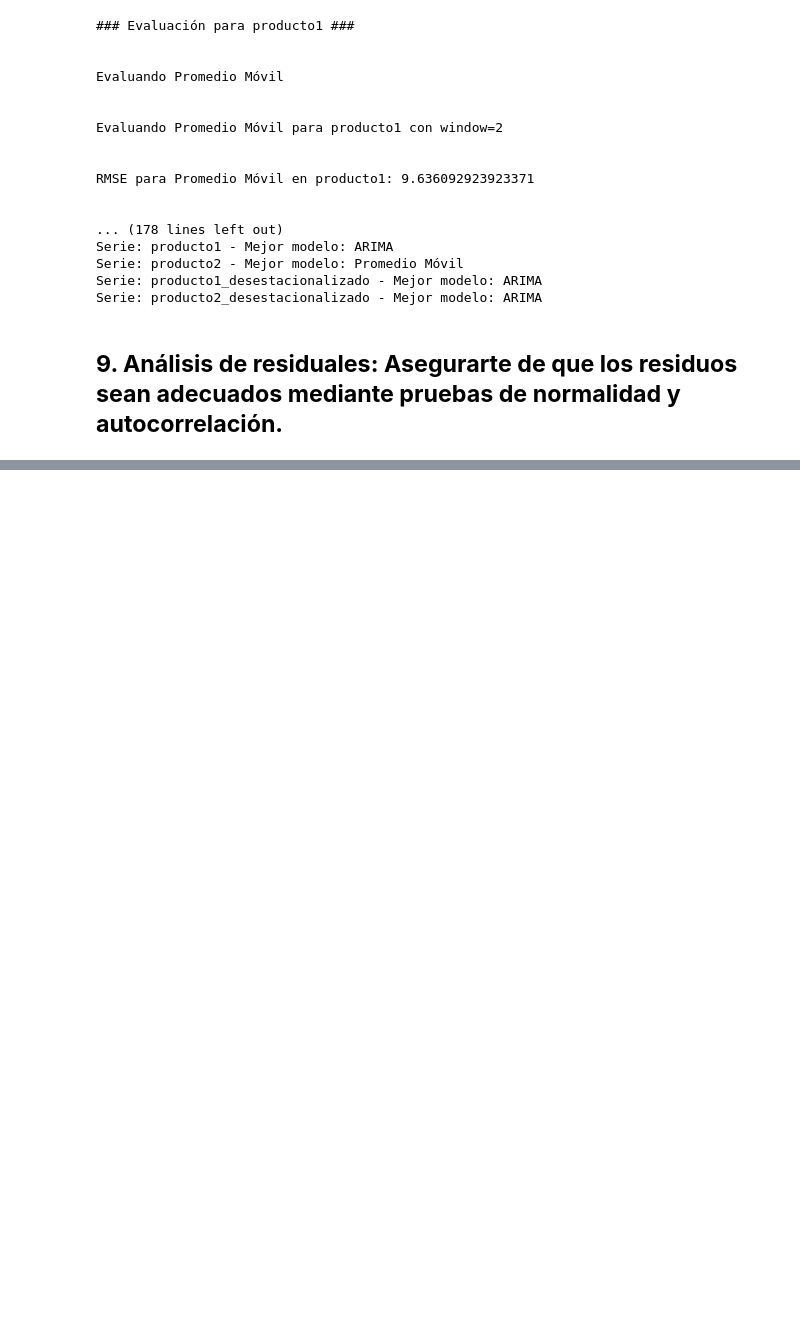
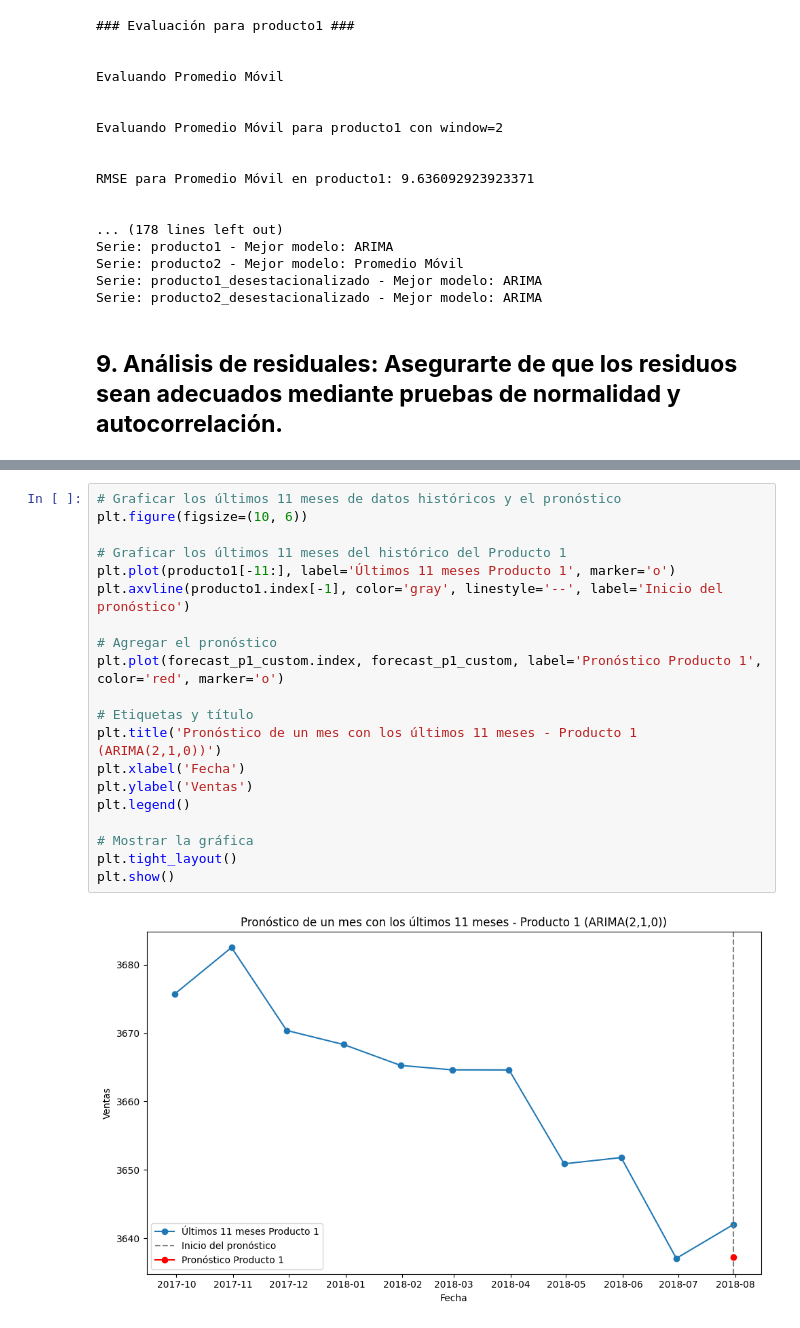
Before and after one commit to alfa7g7/Fundamentos-analitica-II, a Jupyter notebook: UNIDAD I/Clase 4/Daniel-Fabian-Parcial-practico.ipynb, the cells around one changed output, grey strips where cells are left out. Saved outputs shown, nothing was run; the diff lists cells and outputs as text; blank space fills up the shorter version.

```diff
--- a/UNIDAD I/Clase 4/Daniel-Fabian-Parcial-practico.ipynb
+++ b/UNIDAD I/Clase 4/Daniel-Fabian-Parcial-practico.ipynb
@@ -1302,0 +1348,22 @@ Serie: producto2_desestacionalizado - Mejor modelo: ARIMA
+# %%
+# Graficar los últimos 11 meses de datos históricos y el pronóstico
+plt.figure(figsize=(10, 6))
+
+# Graficar los últimos 11 meses del histórico del Producto 1
+plt.plot(producto1[-11:], label='Últimos 11 meses Producto 1', marker='o')
+plt.axvline(producto1.index[-1], color='gray', linestyle='--', label='Inicio del pronóstico')
+
+# Agregar el pronóstico
+plt.plot(forecast_p1_custom.index, forecast_p1_custom, label='Pronóstico Producto 1', color='red', marker='o')
+
+# Etiquetas y título
+plt.title('Pronóstico de un mes con los últimos 11 meses - Producto 1 (ARIMA(2,1,0))')
+plt.xlabel('Fecha')
+plt.ylabel('Ventas')
+plt.legend()
+
+# Mostrar la gráfica
+plt.tight_layout()
+plt.show()
+# %% [output]
+[figure, added]
```
Also changed, not shown: parts of 21 cells of this notebook.
